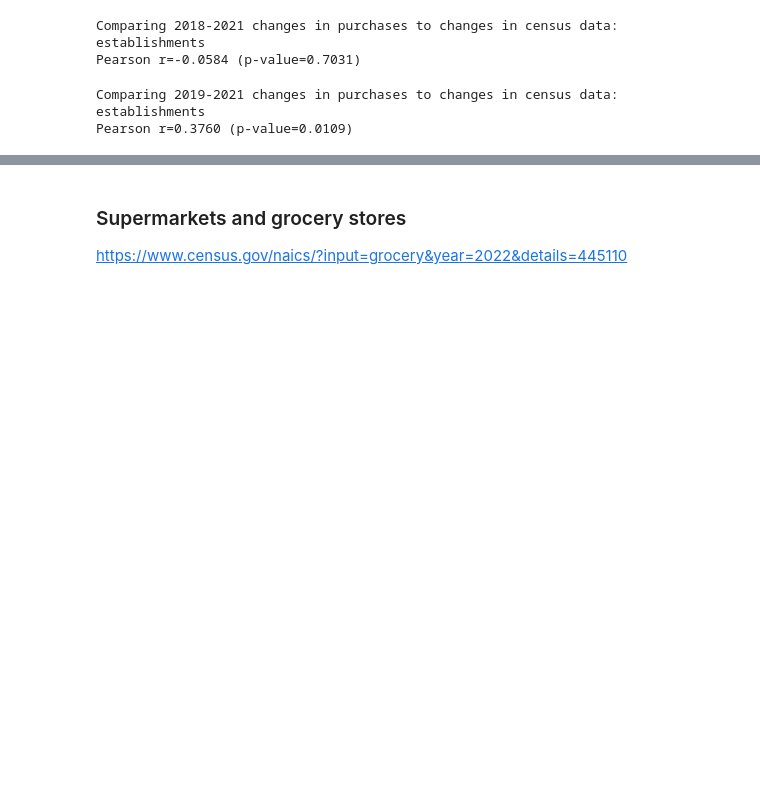
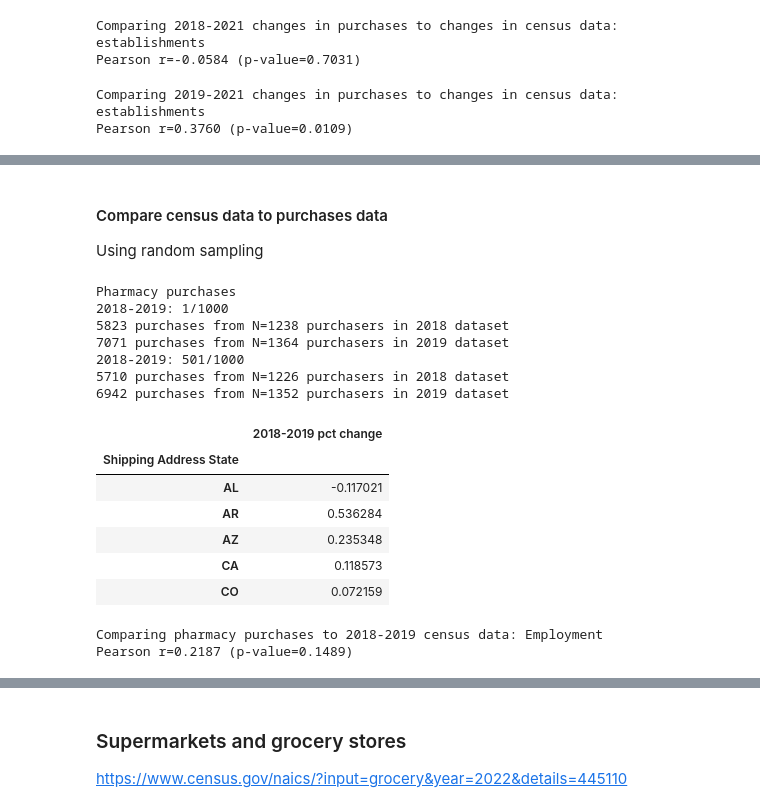
Before and after one commit to aberke/amazon-study, a Jupyter notebook: data-analysis/employment-vs-online-purchases.ipynb, the cells around one changed output, grey strips where cells are left out. Drawn from its saved outputs; the diff is of its cells as text; code cells hidden in the pictures; blank space fills up the shorter version.

```diff
--- a/data-analysis/employment-vs-online-purchases.ipynb
+++ b/data-analysis/employment-vs-online-purchases.ipynb
@@ -1362,0 +1427,34 @@ Pearson r=0.3760 (p-value=0.0109)
+# %% [markdown]
+#### Compare census data to purchases data
+
+Using random sampling
+# %%
+print('Pharmacy purchases')
+pct_changes = get_pct_change_buyers_via_random_sampling(pharm_purchases, 2018, 2019)
+pharm_buyers_pct_changes = pct_changes.rename('2018-2019 pct change').to_frame()
+pharm_buyers_pct_changes.head()
+# %% [output]
+Pharmacy purchases
+2018-2019: 1/1000
+5823 purchases from N=1238 purchasers in 2018 dataset
+7071 purchases from N=1364 purchasers in 2019 dataset
+2018-2019: 501/1000
+5710 purchases from N=1226 purchasers in 2018 dataset
+6942 purchases from N=1352 purchasers in 2019 dataset
+|  | 2018-2019 pct change |
+| Shipping Address State |  |
+| AL | -0.117021 |
+| AR | 0.536284 |
+| AZ | 0.235348 |
+| CA | 0.118573 |
+| CO | 0.072159 |
+# %%
+print('Comparing pharmacy purchases to 2018-2019 census data: Employment')
+r, pvalue = pearsonr(
+    pharm_buyers_pct_changes['2018-2019 pct change'].loc[sample_states],
+    census_pharmacies['2018-2019 employment/population percent change'].loc[sample_states]
+)
+print('Pearson r=%0.4f (p-value=%0.4f)' % (r, pvalue))
+# %% [output]
+Comparing pharmacy purchases to 2018-2019 census data: Employment
+Pearson r=0.2187 (p-value=0.1489)
```
Also changed, not shown: parts of 24 cells of this notebook, 1 other file.
